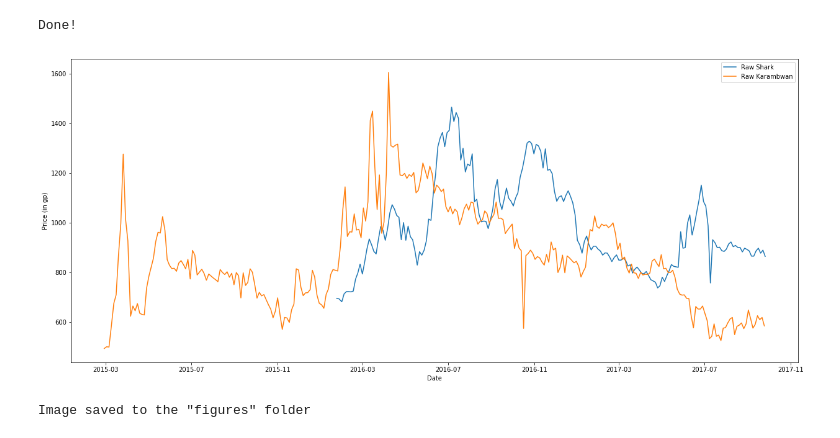
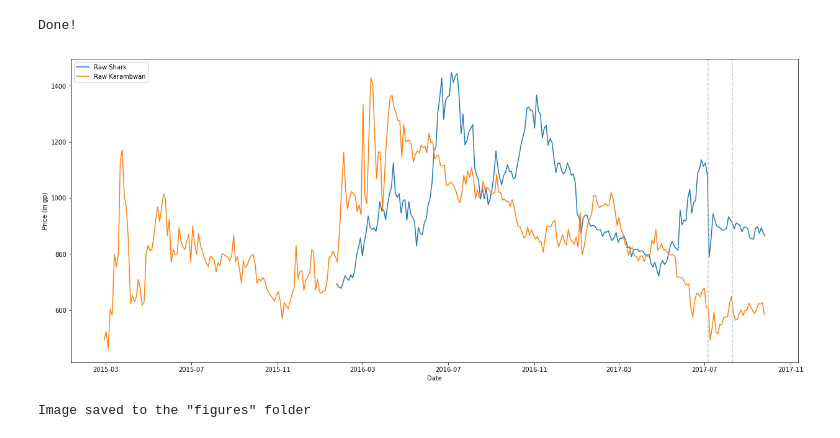
Before and after one commit to DevNebulae/ads-prototype-graphs, a Jupyter notebook: increased-supply.ipynb, the cells around one changed output. Drawn from its saved outputs; the diff is of its cells as text; code cells hidden in the pictures.

```diff
--- a/increased-supply.ipynb
+++ b/increased-supply.ipynb
@@ -43,7 +43,7 @@ Done!
 
 # Please choose wide aspect ratios due to
 # the wide range of dates
-accuracy = 128
+accuracy = 132
 
 aspect_ratio = (21, 9)
 
@@ -52,16 +52,29 @@ labels = {
     201: 'Grimy Marrentill',
     203: 'Grimy Tarromin',
     205: 'Grimy Harralander',
-    207: 'Grimy Ranarr weed',
-    209: 'Grimy Irit leaf',
+    207: 'Grimy Ranarr Weed',
+    209: 'Grimy Irit Leaf',
     211: 'Grimy Avantoe',
     213: 'Grimy Kwuarm',
     215: 'Grimy Cadantine',
-    217: 'Grimy Dwarf weed',
+    217: 'Grimy Dwarf Weed',
     219: 'Grimy Torstol',
     383: 'Raw Shark',
     3142: 'Raw Karambwan'
 }
+
+# Updates
+herbiboar = pd.to_datetime("2017-09-07")
+fishing = [pd.to_datetime("2017-07-06"), pd.to_datetime("2017-08-10")]
+
+# Graphics
+x_axis = 'Date'
+y_axis = 'Price (in gp)'
+
+update_color = '#c8c8c8'
+update_linestyle = '--'
+
+print('Done!')
 # %%
 # Import and parse all JSON files
 # Store as Pandas data frame
@@ -128,14 +144,15 @@ print('Done!')
 Done!
 # %%
 fig = plt.figure(figsize=aspect_ratio)
-[plt.plot(item['ts'][::156].apply(to_datetime), item['overallPrice'][::156], label=labels[item['id'][0]]) for item in items]
-plt.ylabel('Price (in gp)')
-plt.xlabel('Date')
+[plt.plot(item['ts'][::accuracy].apply(to_datetime), item['overallPrice'][::accuracy], label=labels[item['id'][0]]) for item in items]
+[plt.axvline(update, color=update_color, linestyle=update_linestyle) for update in fishing]
+plt.xlabel(x_axis)
+plt.ylabel(y_axis)
 plt.legend()
 plt.show()
 
 # Save to figures folder
 save_fig(fig, 'fish')
 # %% [output]
-[figure, old version]
+[figure, new version]
 Image saved to the "figures" folder
```
Also changed, not shown: parts of 1 cell of this notebook.
